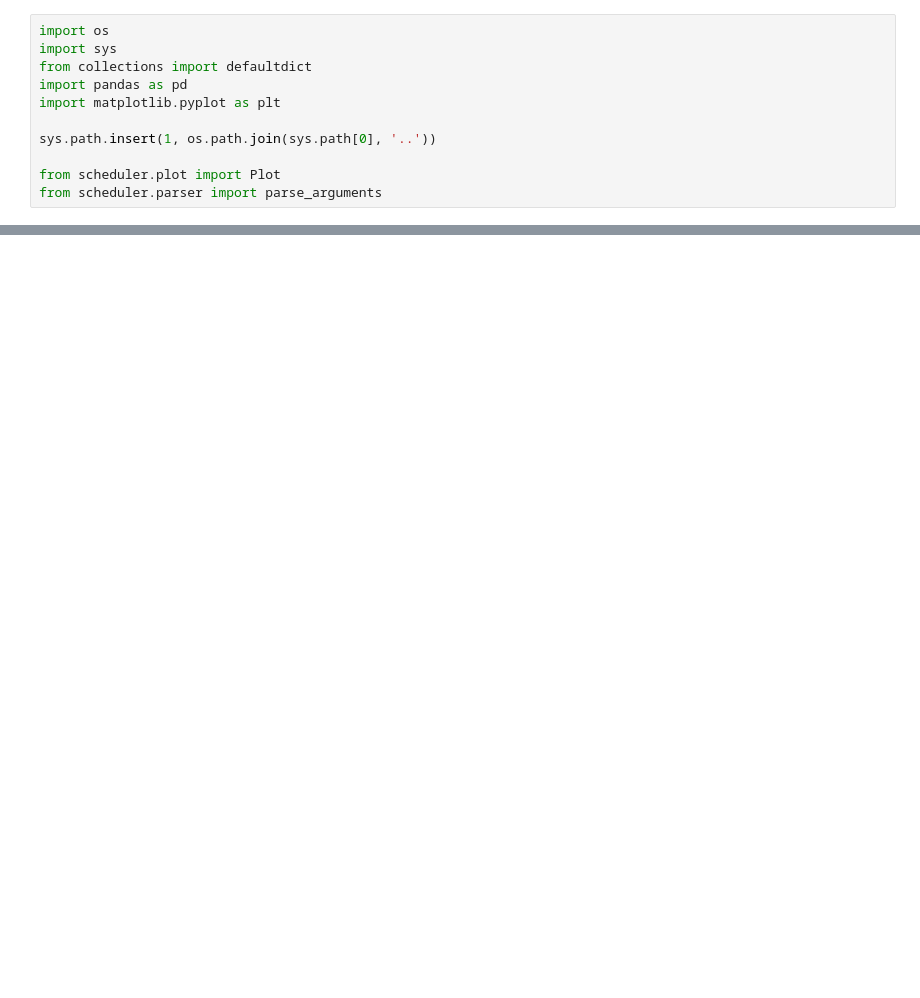
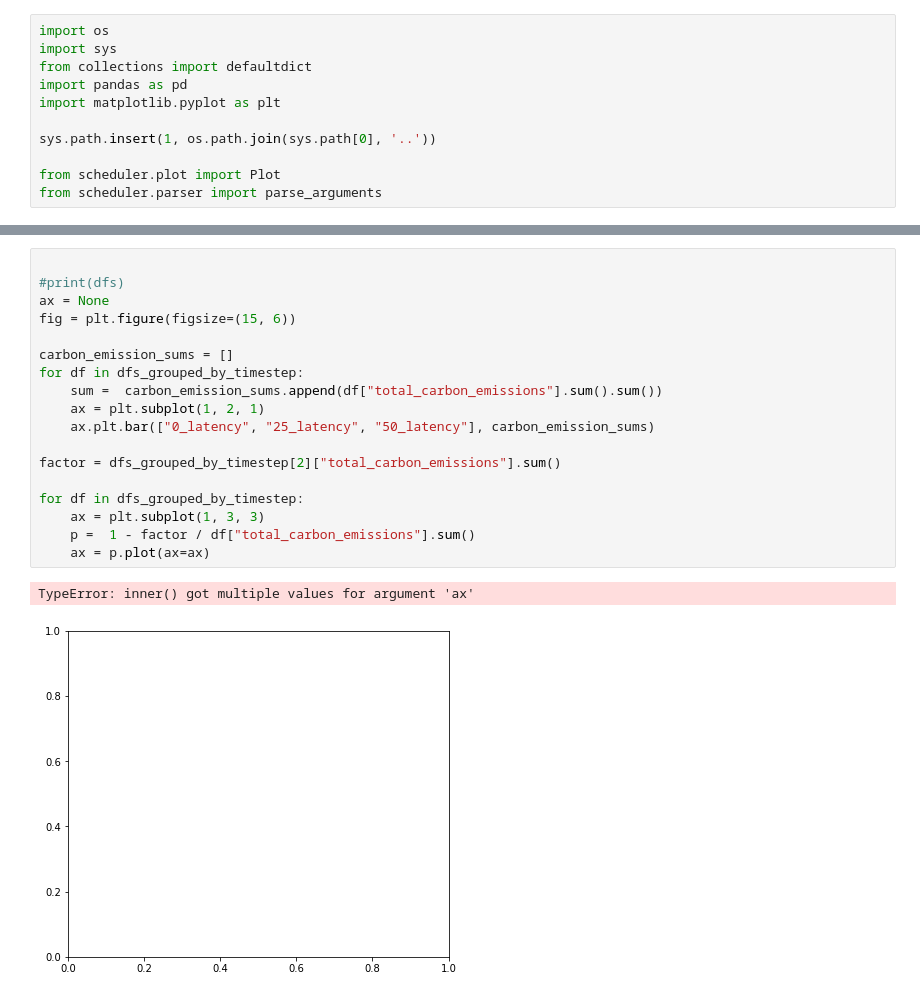
Before and after one commit to fiskrt/CASPER, a Jupyter notebook: misc/casper.ipynb, the cells around one changed output, grey strips where cells are left out. Cells and saved outputs as stored; diff of their text form; blank space fills up the shorter version.

```diff
--- a/misc/casper.ipynb
+++ b/misc/casper.ipynb
@@ -60 +62,22 @@ fig.legend(["0_latency", "25_latency", "50_latency"]);
 [figure]
+# %%
+
+#print(dfs)
+ax = None
+fig = plt.figure(figsize=(15, 6))
+
+carbon_emission_sums = []
+for df in dfs_grouped_by_timestep:
+    sum =  carbon_emission_sums.append(df["total_carbon_emissions"].sum().sum())
+    ax = plt.subplot(1, 2, 1)
+    ax.plt.bar(["0_latency", "25_latency", "50_latency"], carbon_emission_sums)
+
+factor = dfs_grouped_by_timestep[2]["total_carbon_emissions"].sum()
+
+for df in dfs_grouped_by_timestep:
+    ax = plt.subplot(1, 3, 3)
+    p =  1 - factor / df["total_carbon_emissions"].sum()
+    ax = p.plot(ax=ax)
+# %% [output]
+TypeError: inner() got multiple values for argument 'ax'
+[figure, added]
```
Also changed, not shown: parts of 6 cells of this notebook, 1 other file.
